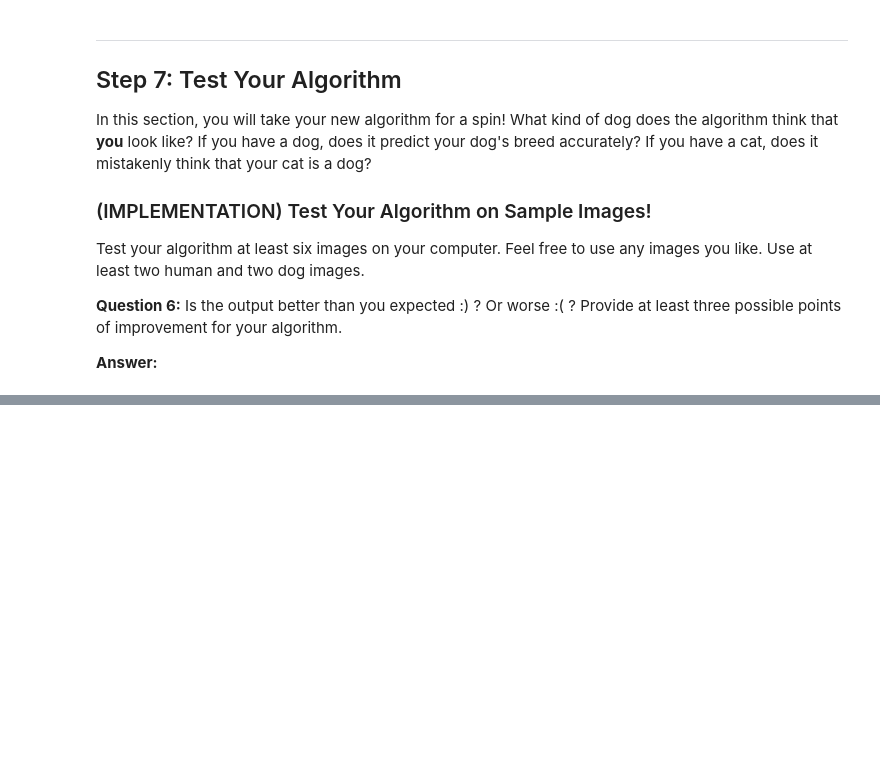
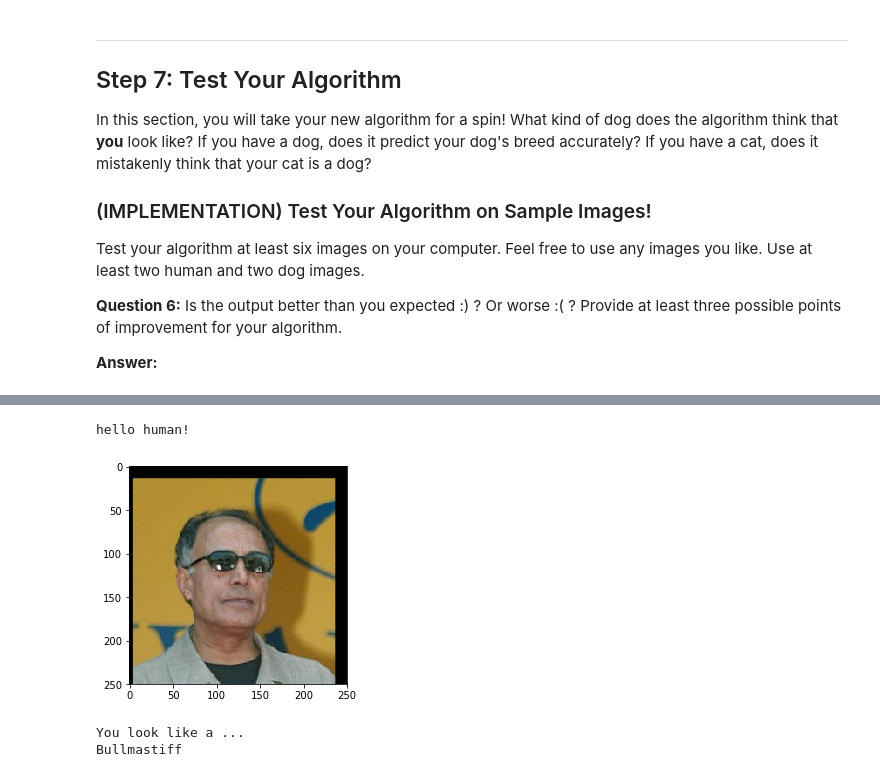
Before and after one commit to Vinayrraj/dog-project, a Jupyter notebook: dog_app.ipynb, the cells around one changed output, grey strips where cells are left out. Saved outputs shown, nothing was run; the diff lists cells and outputs as text; code cells hidden in the pictures; blank space fills up the shorter version.

```diff
--- a/dog_app.ipynb
+++ b/dog_app.ipynb
@@ -756,0 +869,7 @@ detector_human_or_dog(dog_files_short[43])
+# %%
+detector_human_or_dog(".\lfw\Abbas_Kiarostami\Abbas_Kiarostami_0001.jpg")
+# %% [output]
+hello human!
+[figure, added]
+You look like a ...
+Bullmastiff
```
Also changed, not shown: parts of 20 cells of this notebook, 3 other files.
